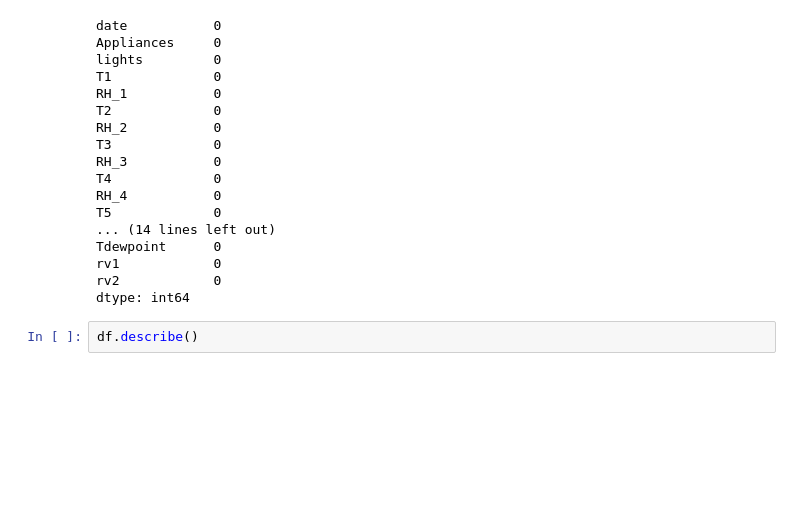
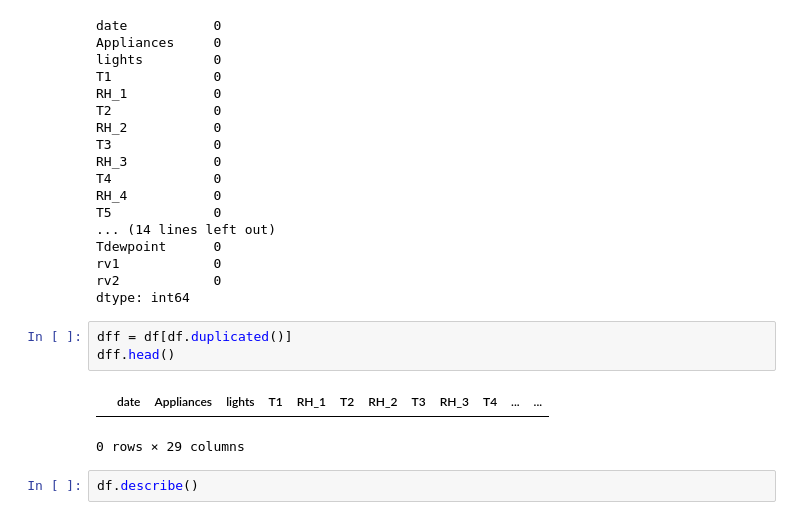
Before and after one commit to Dern965/ProyectoDaad, a Jupyter notebook: Proyecto.ipynb, the cells around one changed output. Cells and saved outputs as stored; diff of their text form; blank space fills up the shorter version.

```diff
--- a/Proyecto.ipynb
+++ b/Proyecto.ipynb
@@ -69,6 +69,12 @@ Tdewpoint      0
 rv1            0
 rv2            0
 dtype: int64
+# %%
+dff = df[df.duplicated()]
+dff.head()
+# %% [output]
+|  | date | Appliances | lights | T1 | RH_1 | T2 | RH_2 | T3 | RH_3 | T4 | ... | ... |
+0 rows × 29 columns
 # %%
 df.describe()
 # %% [output]
```
Also changed, not shown: parts of 3 cells of this notebook.
